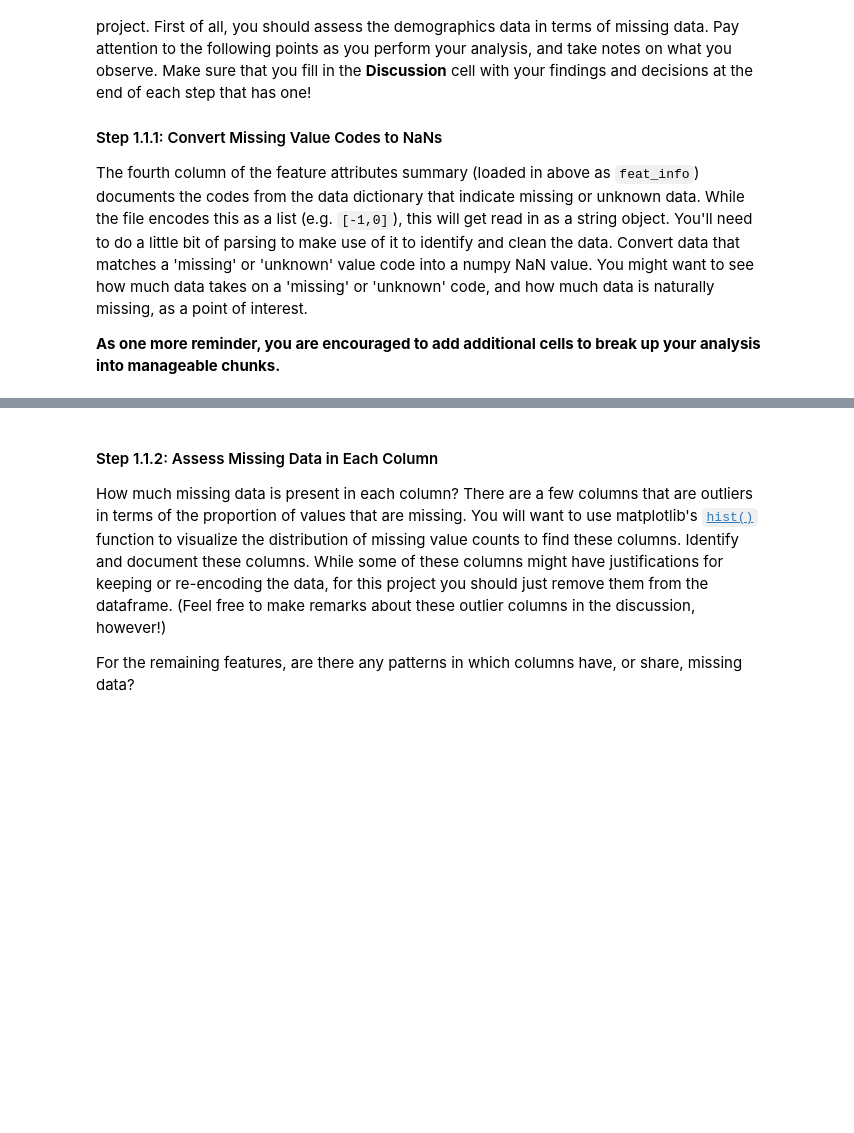
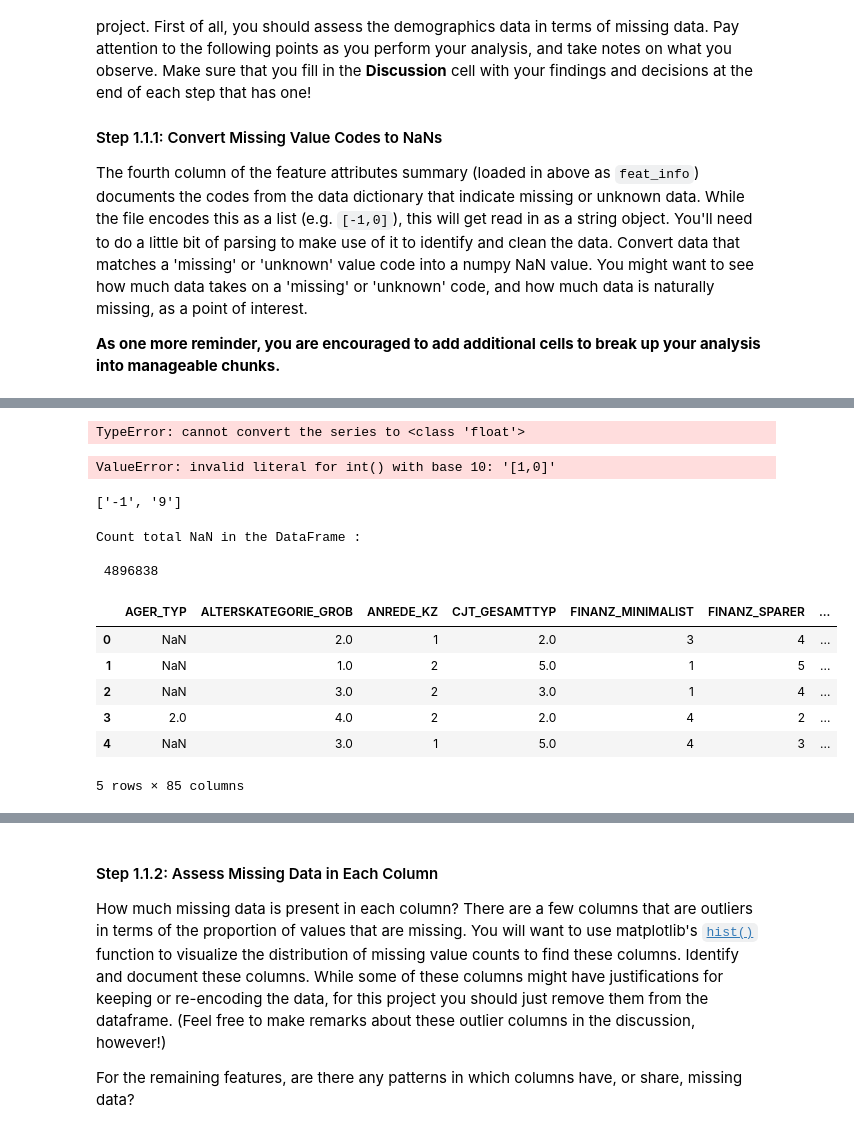
Before and after one commit to richard-madu/customer_classifier, a Jupyter notebook: Identify_Customer_Segments (1).ipynb, the cells around one changed output, grey strips where cells are left out. Saved outputs shown, nothing was run; the diff lists cells and outputs as text; code cells hidden in the pictures; blank space fills up the shorter version.

```diff
--- a/Identify_Customer_Segments (1).ipynb
+++ b/Identify_Customer_Segments (1).ipynb
@@ -81,13 +81,3 @@ The feature summary file contains a summary of properties for each demographics
 The fourth column of the feature attributes summary (loaded in above as `feat_info`) documents the codes from the data dictionary that indicate missing or unknown data. While the file encodes this as a list (e.g. `[-1,0]`), this will get read in as a string object. You'll need to do a little bit of parsing to make use of it to identify and clean the data. Convert data that matches a 'missing' or 'unknown' value code into a numpy NaN value. You might want to see how much data takes on a 'missing' or 'unknown' code, and how much data is naturally missing, as a point of interest.
 
 **As one more reminder, you are encouraged to add additional cells to break up your analysis into manageable chunks.**
-# %%
-# Identify missing or unknown data values and convert them to NaNs.
-for indx in range(len(feat_info)):
-    missing_or_unknown = feat_info.iloc[indx]['missing_or_unknown']
-    missing_or_unknown = missing_or_unknown.strip('[')
-    missing_or_unknown = missing_or_unknown.strip(']')
-    missing_or_unknown = missing_or_unknown.split(sep=',')
-    missing_or_unknown = [int(value) if (value!='X' and value!='XX' and value!='') else value for value in missing_or_unknown]
-    if missing_or_unknown != ['']:
-        azdias = azdias.replace({feat_info.iloc[indx]['attribute']: missing_or_unknown}, np.nan)
@@ -93,0 +143,4 @@ for indx in range(len(feat_info)):
+# %%
+missing_values = int(float(missing_values))
+# %% [output]
+TypeError: cannot convert the series to <class 'float'>
@@ -93,0 +151,27 @@ for indx in range(len(feat_info)):
+# %%
+if missing_values[0] != '':
+    missing_values = missing_values.astype(int)
+azdias.loc[azdias[attribute] == missing_value, attribute] = np.nan
+# %% [output]
+ValueError: invalid literal for int() with base 10: '[1,0]'
+# %%
+missing_or_unknown
+# %% [output]
+['-1', '9']
+# %%
+print(" \nCount total NaN in the DataFrame : \n\n",
+       azdias.isnull().sum().sum())
+# %% [output]
+Count total NaN in the DataFrame :
+
+ 4896838
+# %%
+azdias.head()
+# %% [output]
+|  | AGER_TYP | ALTERSKATEGORIE_GROB | ANREDE_KZ | CJT_GESAMTTYP | FINANZ_MINIMALIST | FINANZ_SPARER | ... |
+| 0 | NaN | 2.0 | 1 | 2.0 | 3 | 4 | ... |
+| 1 | NaN | 1.0 | 2 | 5.0 | 1 | 5 | ... |
+| 2 | NaN | 3.0 | 2 | 3.0 | 1 | 4 | ... |
+| 3 | 2.0 | 4.0 | 2 | 2.0 | 4 | 2 | ... |
+| 4 | NaN | 3.0 | 1 | 5.0 | 4 | 3 | ... |
+5 rows × 85 columns
```
Also changed, not shown: parts of 10 cells of this notebook.
